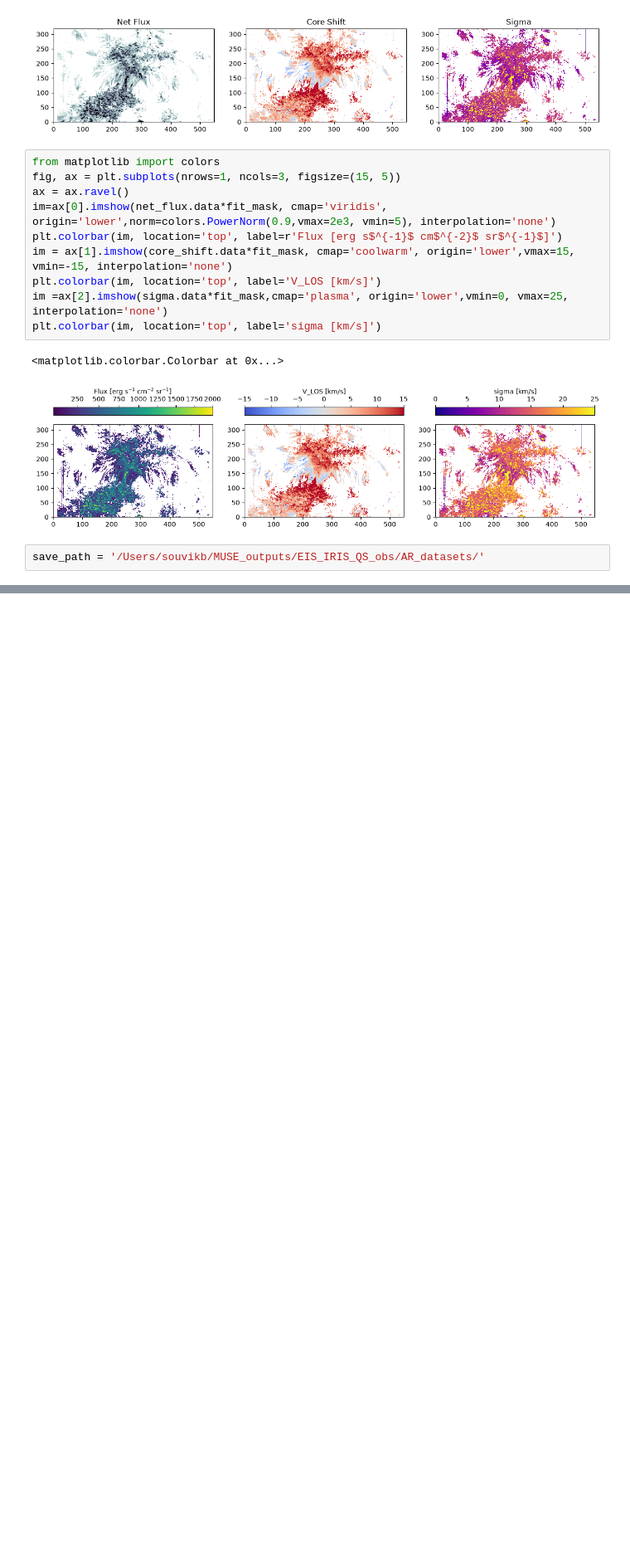
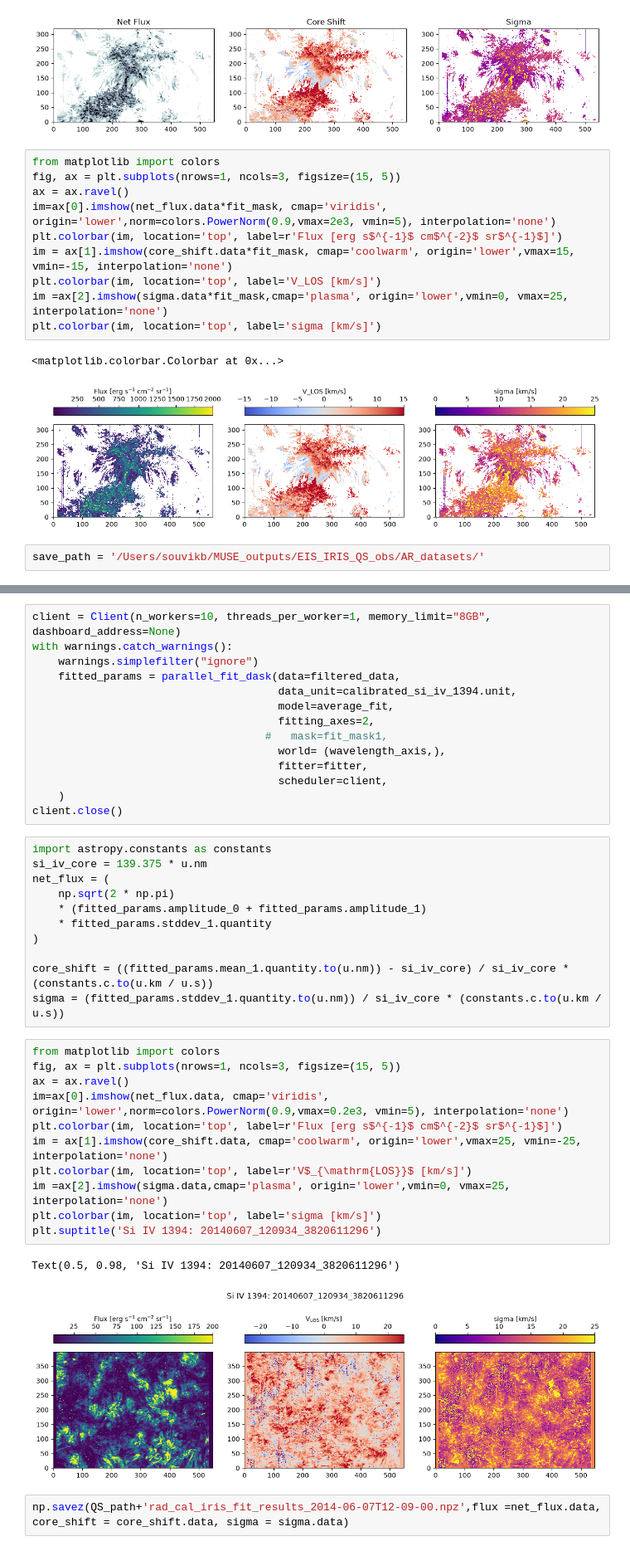
Before and after one commit to souvikita/muse_validation_pipeline, a Jupyter notebook: museval/working_codes/ar_fit_analysis.ipynb, the cells around one changed output, grey strips where cells are left out. Shown at 83% size. Saved outputs shown, nothing was run; the diff lists cells and outputs as text; blank space fills up the shorter version.

```diff
--- a/museval/working_codes/ar_fit_analysis.ipynb
+++ b/museval/working_codes/ar_fit_analysis.ipynb
@@ -379,0 +432,41 @@ np.savez(save_path+'rad_cal_iris_fit_results_1394_2020-12-27.npz', flux =net_flu
+# %%
+client = Client(n_workers=10, threads_per_worker=1, memory_limit="8GB", dashboard_address=None)
+with warnings.catch_warnings():
+    warnings.simplefilter("ignore")
+    fitted_params = parallel_fit_dask(data=filtered_data,
+                                      data_unit=calibrated_si_iv_1394.unit,
+                                      model=average_fit,
+                                      fitting_axes=2,
+                                    #   mask=fit_mask1,
+                                      world= (wavelength_axis,),
+                                      fitter=fitter,
+                                      scheduler=client,
+    )
+client.close()
+# %%
+import astropy.constants as constants
+si_iv_core = 139.375 * u.nm
+net_flux = (
+    np.sqrt(2 * np.pi)
+    * (fitted_params.amplitude_0 + fitted_params.amplitude_1)
+    * fitted_params.stddev_1.quantity
+)
+
+core_shift = ((fitted_params.mean_1.quantity.to(u.nm)) - si_iv_core) / si_iv_core * (constants.c.to(u.km / u.s))
+sigma = (fitted_params.stddev_1.quantity.to(u.nm)) / si_iv_core * (constants.c.to(u.km / u.s))
+# %%
+from matplotlib import colors
+fig, ax = plt.subplots(nrows=1, ncols=3, figsize=(15, 5))
+ax = ax.ravel()
+im=ax[0].imshow(net_flux.data, cmap='viridis', origin='lower',norm=colors.PowerNorm(0.9,vmax=0.2e3, vmin=5), interpolation='none')
+plt.colorbar(im, location='top', label=r'Flux [erg s$^{-1}$ cm$^{-2}$ sr$^{-1}$]')
+im = ax[1].imshow(core_shift.data, cmap='coolwarm', origin='lower',vmax=25, vmin=-25, interpolation='none')
+plt.colorbar(im, location='top', label=r'V$_{\mathrm{LOS}}$ [km/s]')
+im =ax[2].imshow(sigma.data,cmap='plasma', origin='lower',vmin=0, vmax=25, interpolation='none')
+plt.colorbar(im, location='top', label='sigma [km/s]')
+plt.suptitle('Si IV 1394: 20140607_120934_3820611296')
+# %% [output]
+Text(0.5, 0.98, 'Si IV 1394: 20140607_120934_3820611296')
+[figure, added]
+# %%
+np.savez(QS_path+'rad_cal_iris_fit_results_2014-06-07T12-09-00.npz',flux =net_flux.data, core_shift = core_shift.data, sigma = sigma.data)
```
Also changed, not shown: parts of 7 cells of this notebook.
